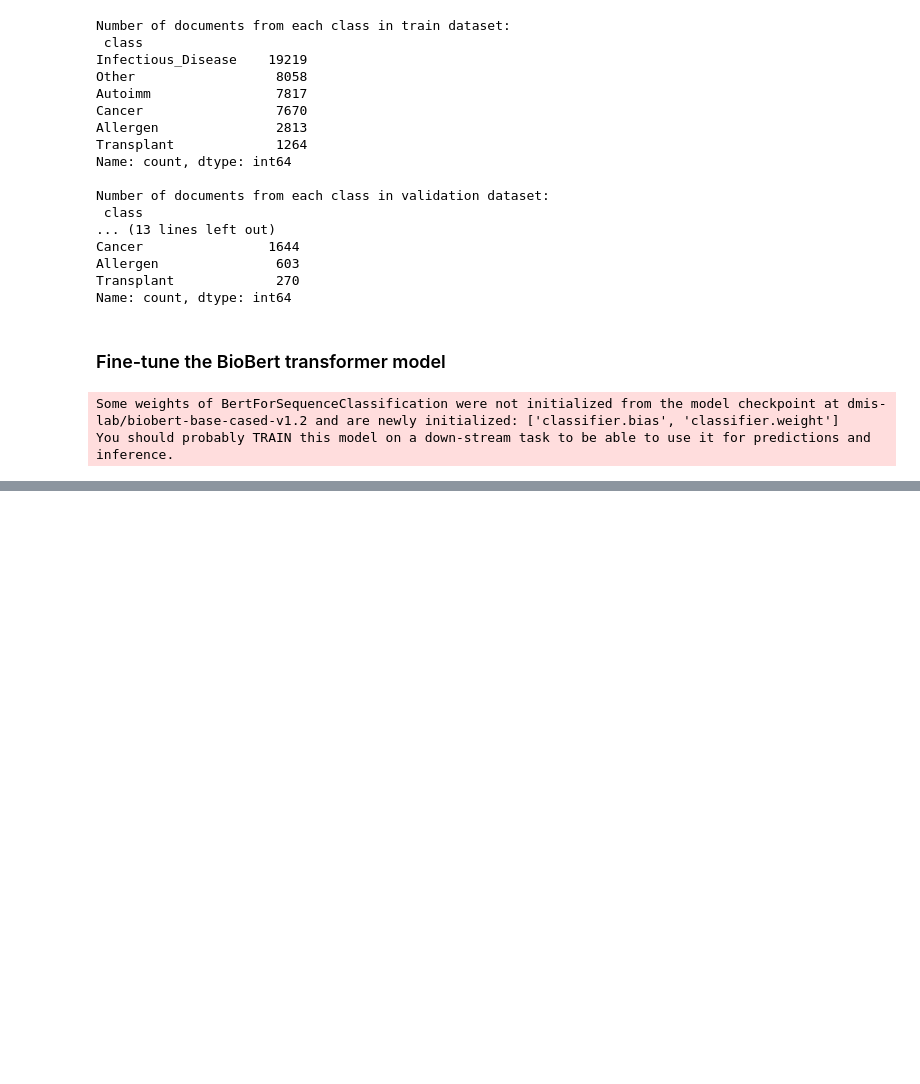
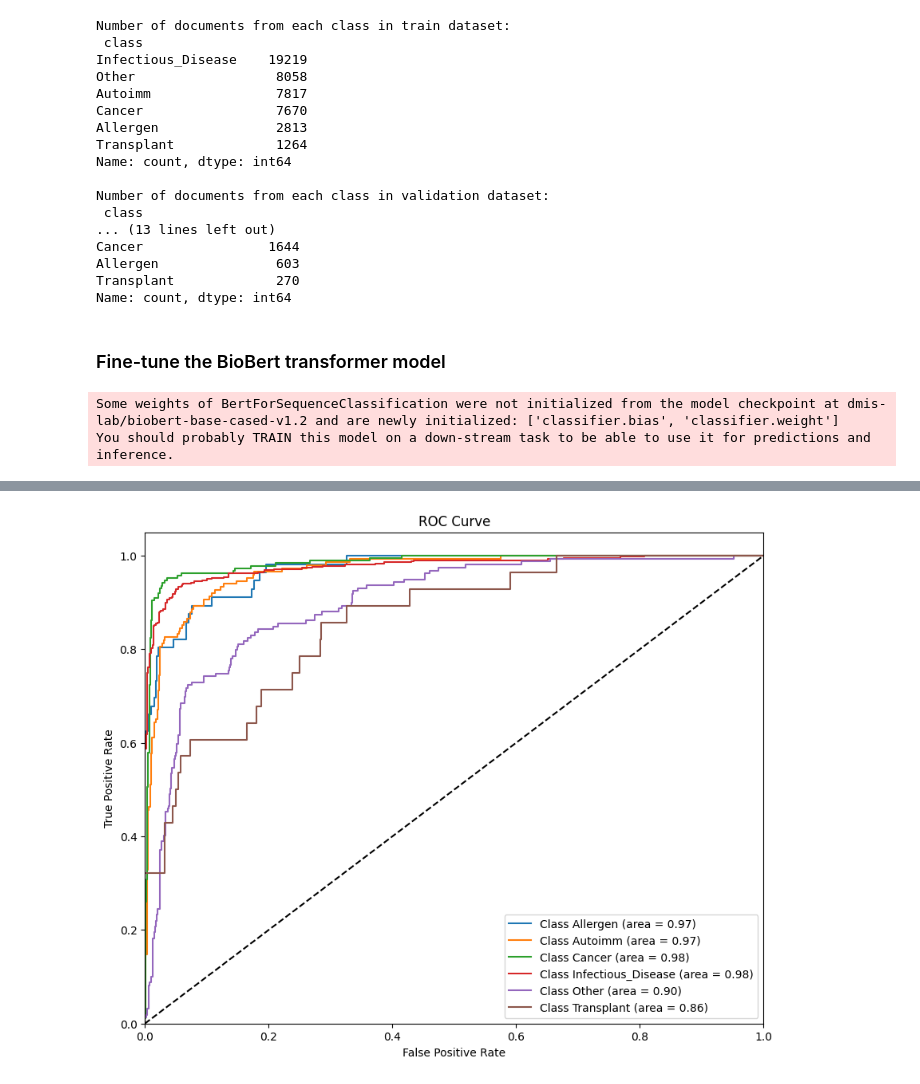
Before and after one commit to mikkelnrasmussen/BioReader, a Jupyter notebook: src/python/transformer_test.ipynb, the cells around one changed output, grey strips where cells are left out. Cells and saved outputs as stored; diff of their text form; code cells hidden in the pictures; blank space fills up the shorter version.

```diff
--- a/src/python/transformer_test.ipynb
+++ b/src/python/transformer_test.ipynb
@@ -317,0 +367,26 @@ print(metric.compute())
+# %%
+from sklearn.metrics import roc_curve, auc
+from sklearn.preprocessing import label_binarize
+import numpy as np
+
+# Binarize the labels for multi-class ROC
+true_labels_bin = label_binarize(all_true_labels, classes=np.arange(len(label_encoder.classes_)))
+
+plt.figure(figsize=(10, 8))
+
+# Compute ROC curve and ROC area for each class
+for i in range(len(label_encoder.classes_)):
+    fpr, tpr, _ = roc_curve(true_labels_bin[:, i], np.array(all_scores)[:, i])
+    roc_auc = auc(fpr, tpr)
+    plt.plot(fpr, tpr, label=f'Class {label_encoder.classes_[i]} (area = {roc_auc:.2f})')
+
+plt.plot([0, 1], [0, 1], 'k--')
+plt.xlim([0.0, 1.0])
+plt.ylim([0.0, 1.05])
+plt.xlabel('False Positive Rate')
+plt.ylabel('True Positive Rate')
+plt.title('ROC Curve')
+plt.legend(loc="lower right")
+plt.show()
+# %% [output]
+[figure, added]
```
Also changed, not shown: parts of 9 cells of this notebook.
